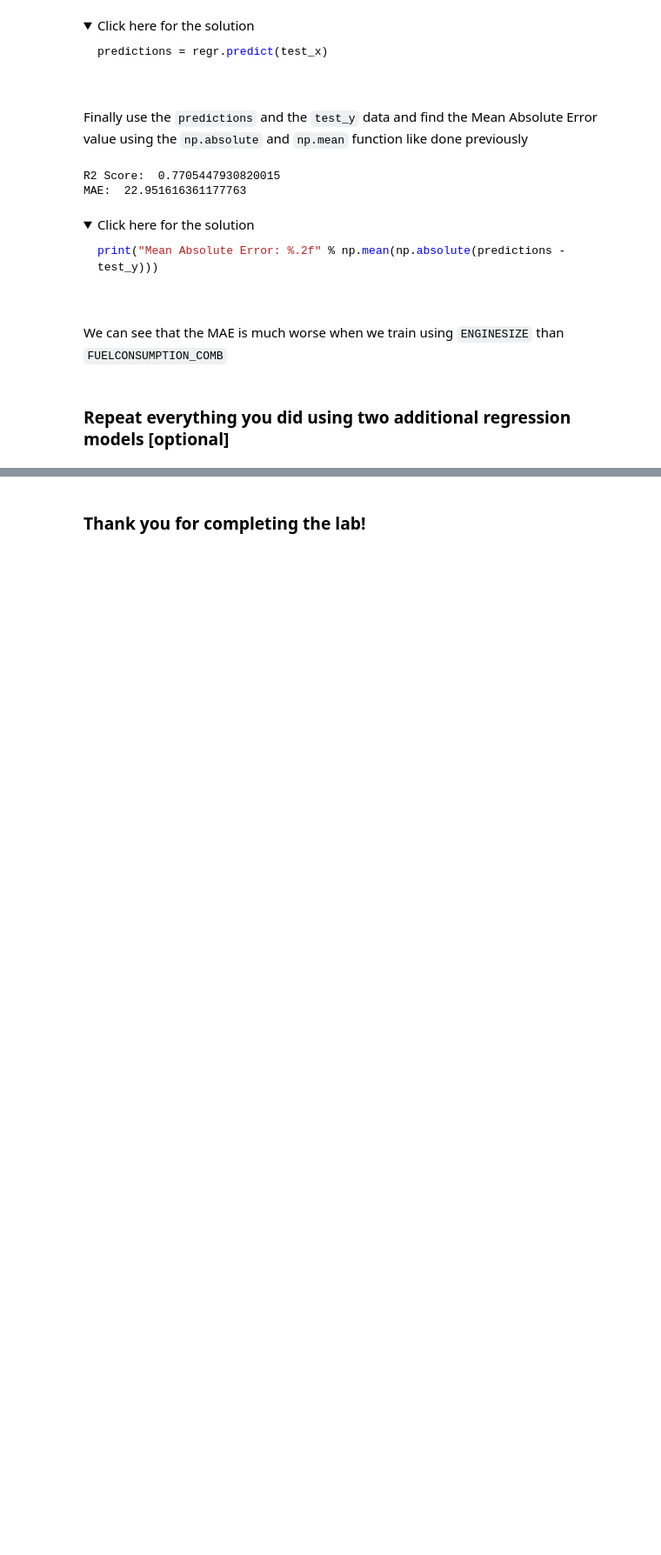
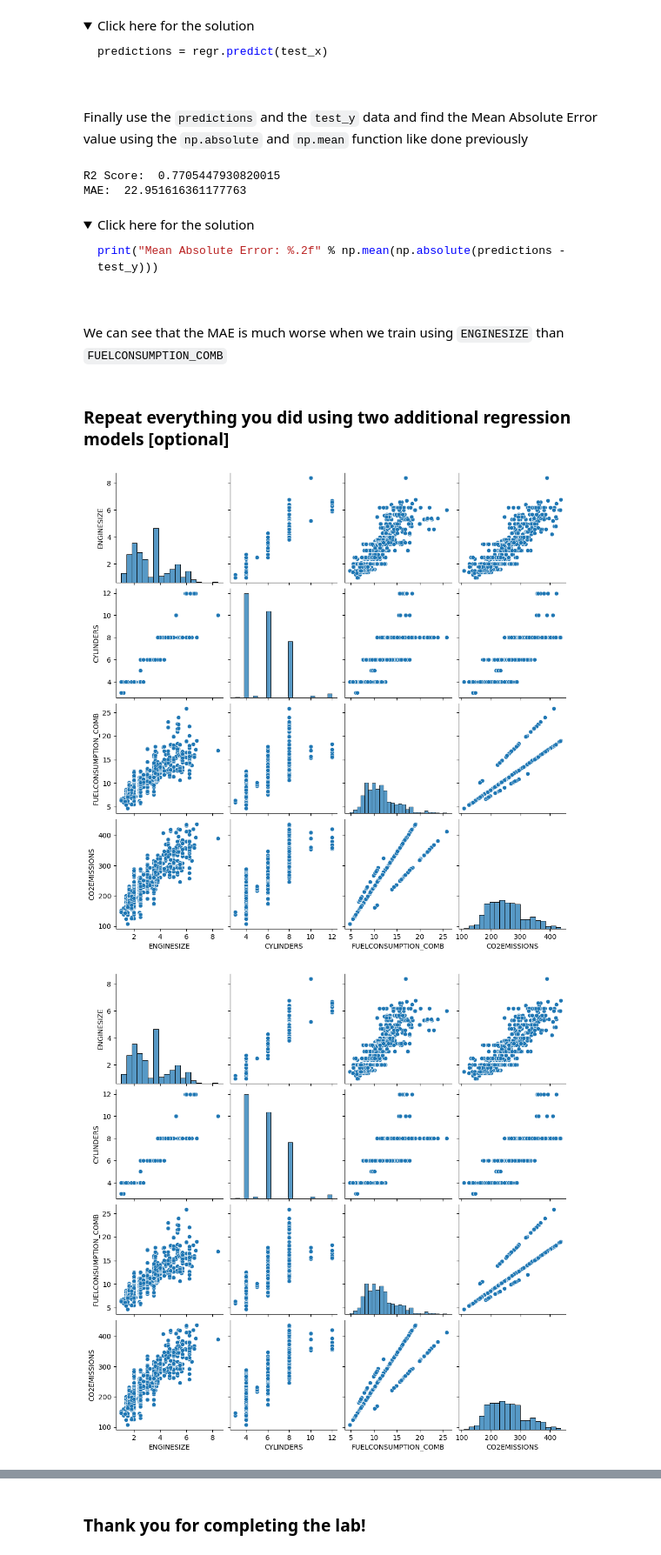
Before and after one commit to ironhack-labs/lab-simple-linear-regression, a Jupyter notebook: main.ipynb, the cells around one changed output, grey strips where cells are left out. Shown: that part at 87% size. Drawn from its saved outputs; the diff is of its cells as text; code cells hidden in the pictures; folded sections open; blank space fills up the shorter version.

```diff
--- a/main.ipynb
+++ b/main.ipynb
@@ -309,3 +303,12 @@ print("Mean Absolute Error: %.2f" % np.mean(np.absolute(predictions - test_y)))
 We can see that the MAE is much worse when we train using `ENGINESIZE` than `FUELCONSUMPTION_COMB`
 # %% [markdown]
 ### Repeat everything you did using two additional regression models [optional]
+# %%
+import seaborn as sns
+import matplotlib.pyplot as plt
+
+sns.pairplot(train)
+plt.show()
+# %% [output]
+[figure, added]
+[figure, added]
```
Also changed, not shown: parts of 2 cells of this notebook.
